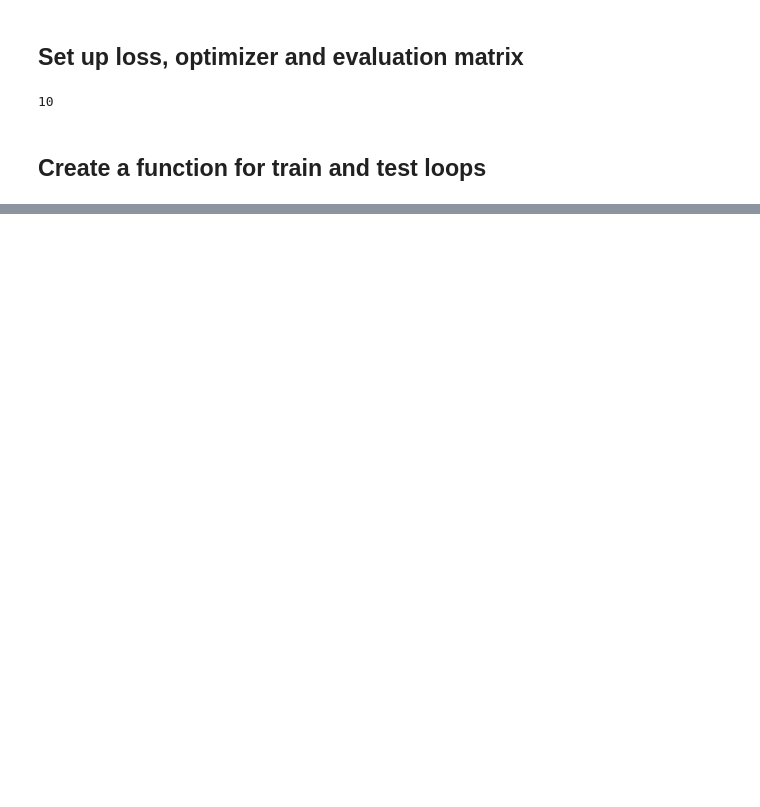
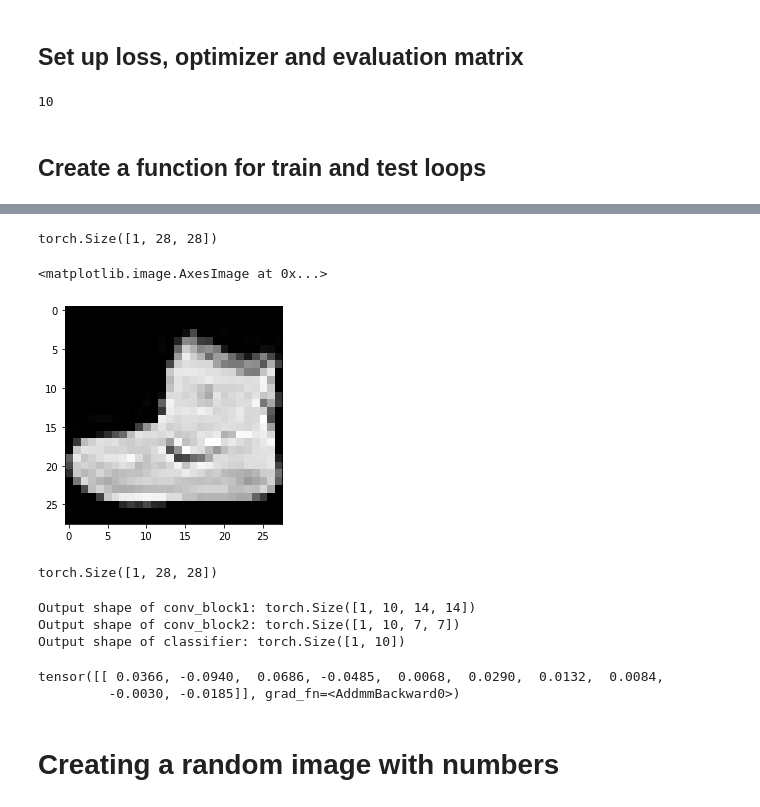
Before and after one commit to ulfat191/Comparison-Between-Baseline-Linear-Non-Linear-and-CNN-Models-for-Image-Classification.-, a Jupyter notebook: pytorch_cnn.ipynb, the cells around one changed output, grey strips where cells are left out. Saved outputs shown, nothing was run; the diff lists cells and outputs as text; code cells hidden in the pictures; blank space fills up the shorter version.

Commit message:
cnn model prepared and tested with FASHIONMNIST'

```diff
--- a/pytorch_cnn.ipynb
+++ b/pytorch_cnn.ipynb
@@ -729,0 +817,23 @@ training time taken on cuda: 77.051 seconds
+# %%
+image.shape # 1 color channel - b&w
+# %% [output]
+torch.Size([1, 28, 28])
+# %%
+plt.imshow(image.squeeze(), cmap='gray')
+# %% [output]
+<matplotlib.image.AxesImage at 0x...>
+[figure, added]
+# %%
+rand_image_tensor = torch.randn(size=(1, 28, 28))
+rand_image_tensor.shape
+# %% [output]
+torch.Size([1, 28, 28])
+# %%
+# pass image through model_2
+model_2(rand_image_tensor.unsqueeze(0).to(device))
+# %% [output]
+Output shape of conv_block1: torch.Size([1, 10, 14, 14])
+Output shape of conv_block2: torch.Size([1, 10, 7, 7])
+Output shape of classifier: torch.Size([1, 10])
+tensor([[ 0.0366, -0.0940,  0.0686, -0.0485,  0.0068,  0.0290,  0.0132,  0.0084,
+         -0.0030, -0.0185]], grad_fn=<AddmmBackward0>)
@@ -729,0 +842,2 @@ training time taken on cuda: 77.051 seconds
+# %% [markdown]
+# Creating a random image with numbers
```
Also changed, not shown: parts of 32 cells of this notebook.
